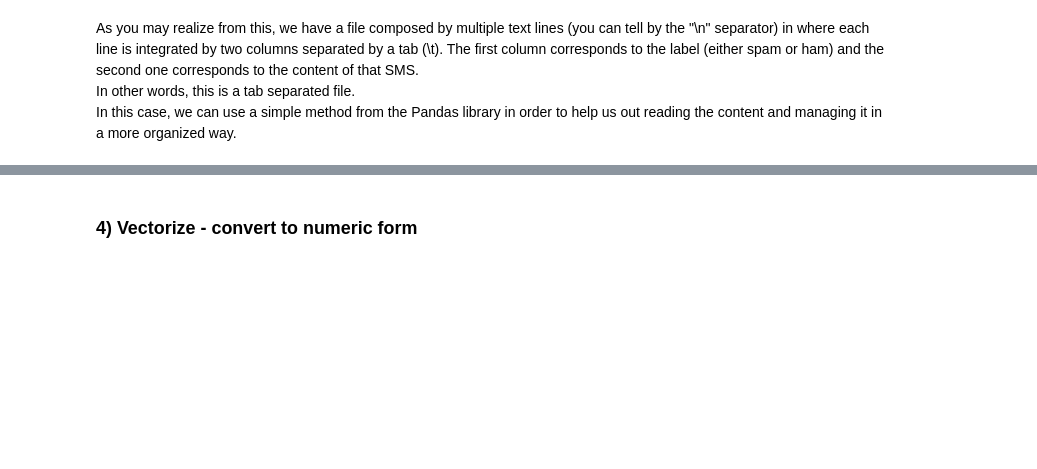
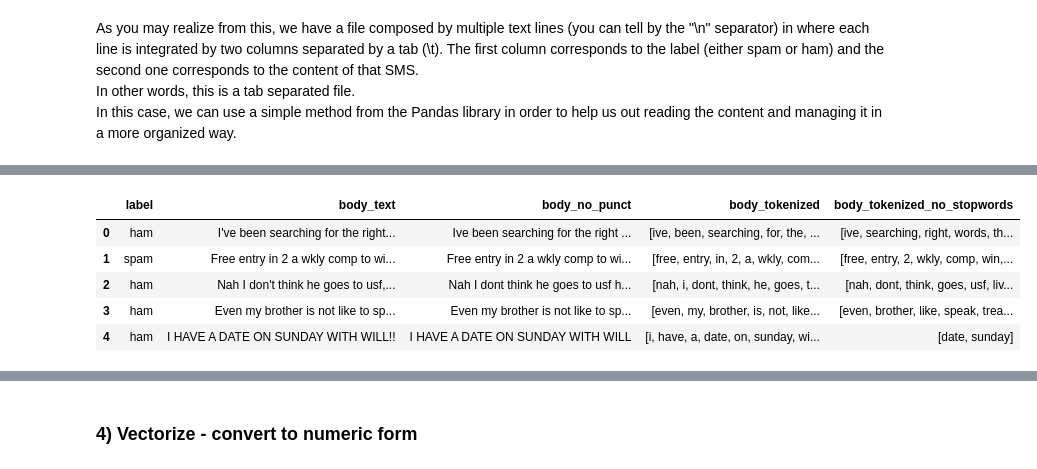
Before and after one commit to lucasalvarezlacasa/SpamFilterDetector, a Jupyter notebook: SpamFilterDetector.ipynb, the cells around one changed output, grey strips where cells are left out. Saved outputs shown, nothing was run; the diff lists cells and outputs as text; code cells hidden in the pictures; blank space fills up the shorter version.

```diff
--- a/SpamFilterDetector.ipynb
+++ b/SpamFilterDetector.ipynb
@@ -48,0 +90,21 @@ dataset.head(10)
+# %%
+from nltk.corpus import stopwords
+
+#Let's get our english stopwords
+english_stopwords = stopwords.words('english')
+
+def remove_stopwords(token_list):
+    no_stopwords_list = [token for token in token_list if token not in english_stopwords]
+    return no_stopwords_list
+
+data['body_tokenized_no_stopwords'] = data['body_tokenized'].apply(lambda x: remove_stopwords(x))
+
+# Check what happened on the fifth row to understand a little bit more what stopwords are
+data.head()
+# %% [output]
+|  | label | body_text | body_no_punct | body_tokenized | body_tokenized_no_stopwords |
+| 0 | ham | I've been searching for the right... | Ive been searching for the right ... | [ive, been, searching, for, the, ... | [ive, searching, right, words, th... |
+| 1 | spam | Free entry in 2 a wkly comp to wi... | Free entry in 2 a wkly comp to wi... | [free, entry, in, 2, a, wkly, com... | [free, entry, 2, wkly, comp, win,... |
+| 2 | ham | Nah I don't think he goes to usf,... | Nah I dont think he goes to usf h... | [nah, i, dont, think, he, goes, t... | [nah, dont, think, goes, usf, liv... |
+| 3 | ham | Even my brother is not like to sp... | Even my brother is not like to sp... | [even, my, brother, is, not, like... | [even, brother, like, speak, trea... |
+| 4 | ham | I HAVE A DATE ON SUNDAY WITH WILL!! | I HAVE A DATE ON SUNDAY WITH WILL | [i, have, a, date, on, sunday, wi... | [date, sunday] |
```
Also changed, not shown: parts of 15 cells of this notebook.
